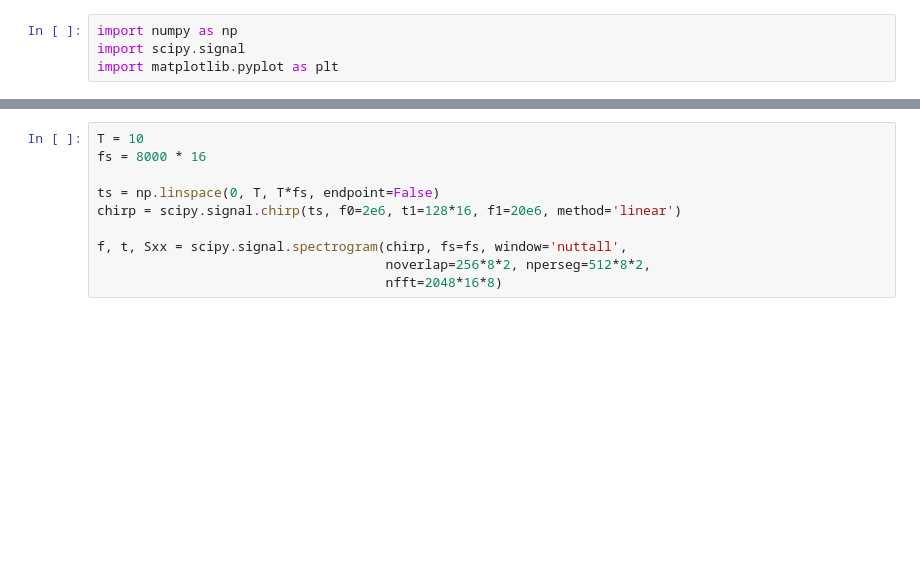
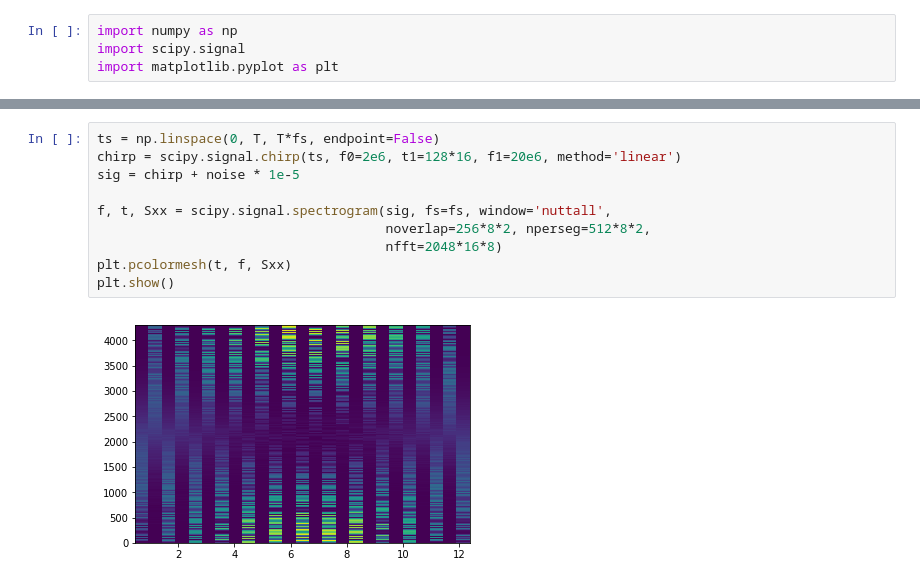
Before and after one commit to blair3sat/irss, a Jupyter notebook: chirpfinder_sim.ipynb, the cells around one changed output, grey strips where cells are left out. Saved outputs shown, nothing was run; the diff lists cells and outputs as text; blank space fills up the shorter version.

```diff
--- a/chirpfinder_sim.ipynb
+++ b/chirpfinder_sim.ipynb
@@ -5,13 +23,15 @@ import matplotlib.pyplot as plt
 # %%
-T = 10
-fs = 8000 * 16
-
 ts = np.linspace(0, T, T*fs, endpoint=False)
 chirp = scipy.signal.chirp(ts, f0=2e6, t1=128*16, f1=20e6, method='linear')
+sig = chirp + noise * 1e-5
 
-f, t, Sxx = scipy.signal.spectrogram(chirp, fs=fs, window='nuttall',
+f, t, Sxx = scipy.signal.spectrogram(sig, fs=fs, window='nuttall',
                                      noverlap=256*8*2, nperseg=512*8*2,
                                      nfft=2048*16*8)
+plt.pcolormesh(t, f, Sxx)
+plt.show()
+# %% [output]
+[figure, added]
 # %%
 delayed = scipy.signal.chirp(ts, f0=2e6, t1=128*16,
                              f1=20e6, method='linear')
```
Also changed, not shown: parts of 5 cells of this notebook, 2 other files.
